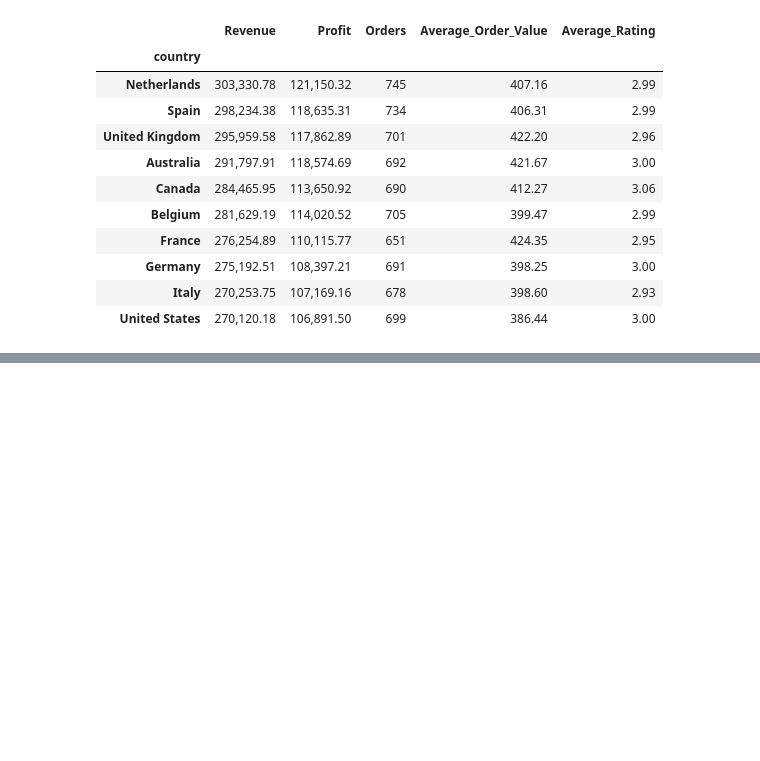
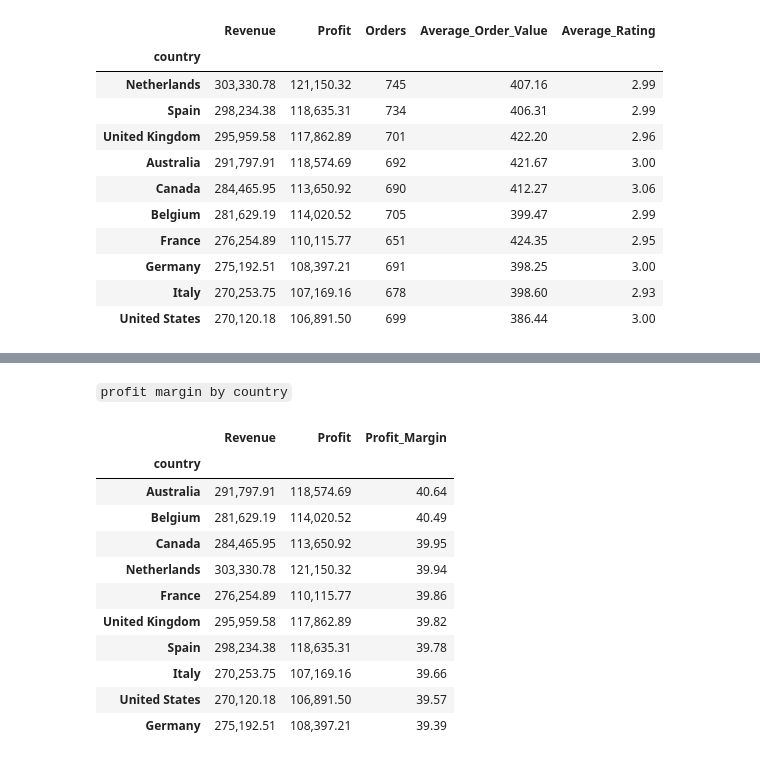
Before and after one commit to Suman-byte8/global-e-commerce-dataset-1M-records-2024-2026-analysis, a Jupyter notebook: notebooks/02_Exploratory_Data_Analysis.ipynb, the cells around one changed output, grey strips where cells are left out. Cells and saved outputs as stored; diff of their text form; code cells hidden in the pictures; blank space fills up the shorter version.

Commit message:
feat: add geographic analysis with country and city performance insights

````diff
--- a/notebooks/02_Exploratory_Data_Analysis.ipynb
+++ b/notebooks/02_Exploratory_Data_Analysis.ipynb
@@ -1729,0 +1762,33 @@ country_summary.sort_values(
+# %% [markdown]
+```profit margin by country```
+# %%
+country_margin = (
+    completed_orders
+    .groupby("country")
+    .agg(
+        Revenue=("total_price_usd", "sum"),
+        Profit=("profit_usd", "sum")
+    )
+)
+
+country_margin["Profit_Margin"] = (
+    country_margin["Profit"] / country_margin["Revenue"]
+    ) * 100
+
+country_margin.sort_values(
+    "Profit_Margin",
+    ascending=False
+)
+# %% [output]
+|  | Revenue | Profit | Profit_Margin |
+| country |  |  |  |
+| Australia | 291,797.91 | 118,574.69 | 40.64 |
+| Belgium | 281,629.19 | 114,020.52 | 40.49 |
+| Canada | 284,465.95 | 113,650.92 | 39.95 |
+| Netherlands | 303,330.78 | 121,150.32 | 39.94 |
+| France | 276,254.89 | 110,115.77 | 39.86 |
+| United Kingdom | 295,959.58 | 117,862.89 | 39.82 |
+| Spain | 298,234.38 | 118,635.31 | 39.78 |
+| Italy | 270,253.75 | 107,169.16 | 39.66 |
+| United States | 270,120.18 | 106,891.50 | 39.57 |
+| Germany | 275,192.51 | 108,397.21 | 39.39 |
````
Also changed, not shown: parts of 5 cells of this notebook.
